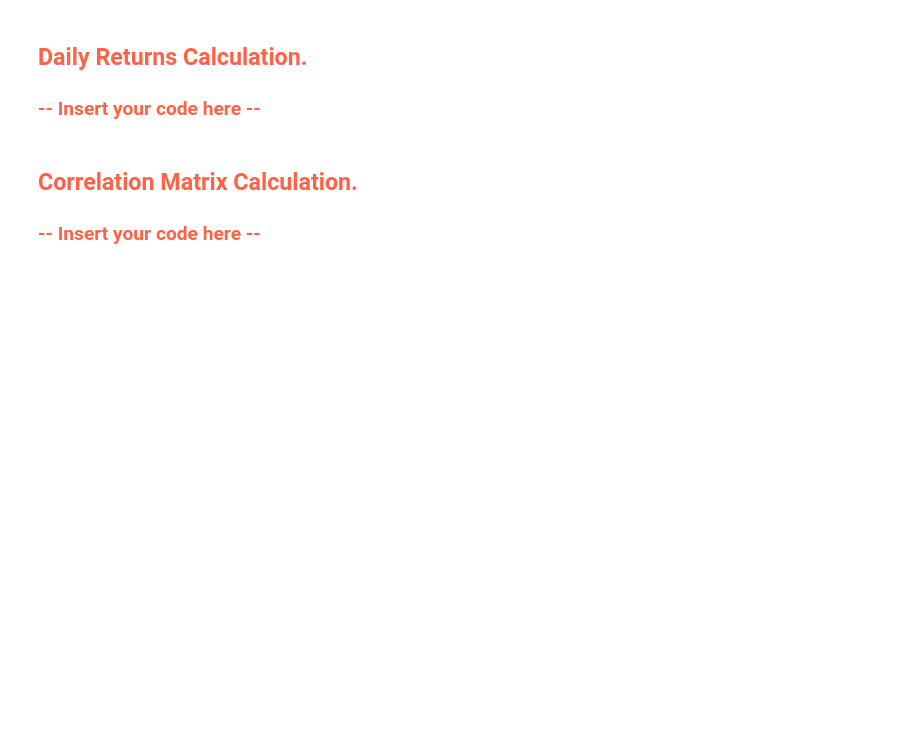
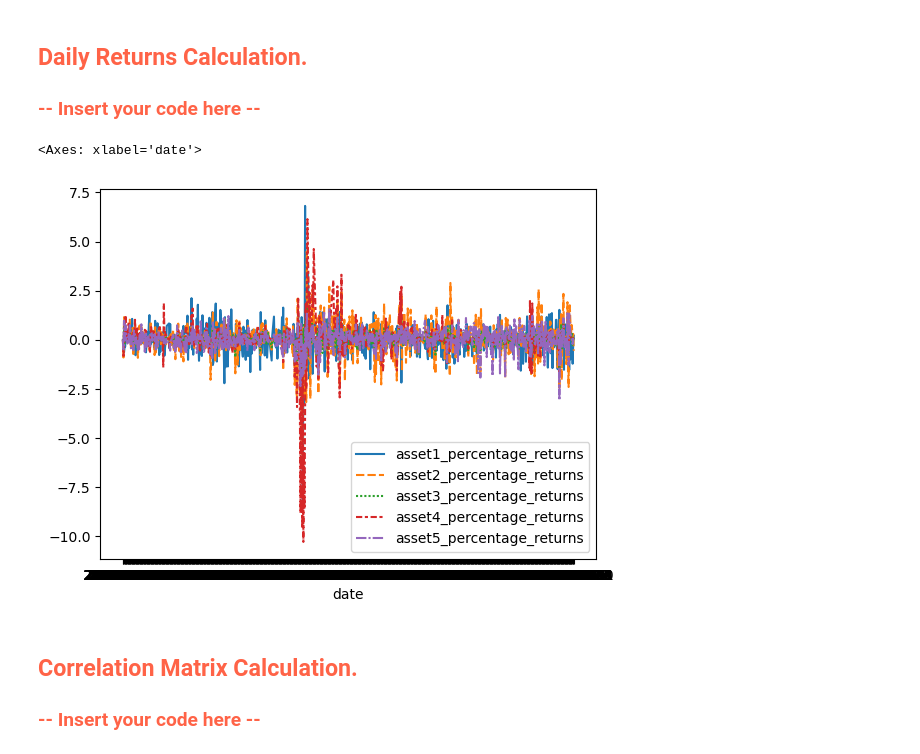
Before and after one commit to eduardoparracho/portofolio-analysis-quest, a Jupyter notebook: quest.ipynb, the cells around one changed output. Saved outputs shown, nothing was run; the diff lists cells and outputs as text; code cells hidden in the pictures; blank space fills up the shorter version.

```diff
--- a/quest.ipynb
+++ b/quest.ipynb
@@ -84,18 +85,23 @@ You are required to calculate the daily percentage returns for each financial as
 # %%
 daily = list()
 daily_df = pd.DataFrame()
 daily_df['date'] = df.index
 asset_list = ['Asset1', 'Asset2', 'Asset3', 'Asset4', 'Asset5']
 for asset in asset_list:
     for i in range(len(df.index)):
         if i == 0:
             daily.append(0)
         else:
             daily.append(df.iloc[i][asset] - df.iloc[i-1][asset])
     daily_df[f"{asset.lower()}_percentage_returns"] = daily
     daily.clear()
 
 daily_df.set_index('date', inplace=True)
+
+sns.lineplot(data=daily_df)
+# %% [output]
+<Axes: xlabel='date'>
+[figure, added]
 # %% [markdown]
 <h2 style="color: #FF6347;">Correlation Matrix Calculation.</h2>
 <h3 style="color: #FF6347;">-- Insert your code here --</h3>
```
Also changed, not shown: parts of 13 cells of this notebook.
